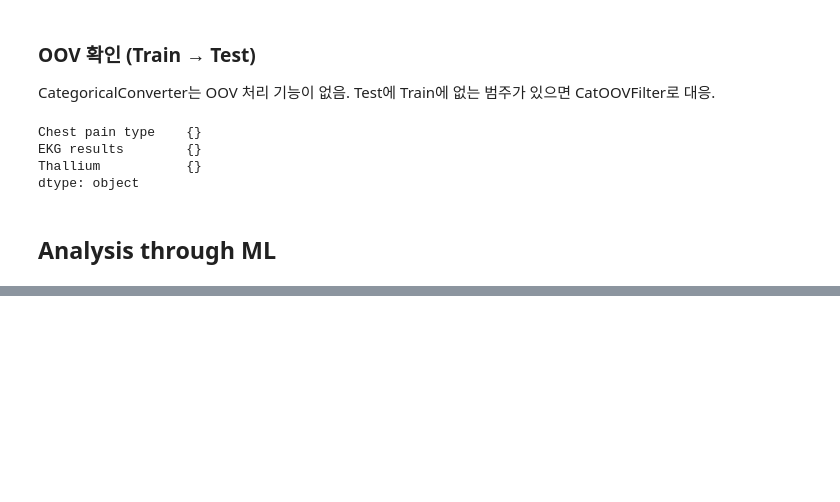
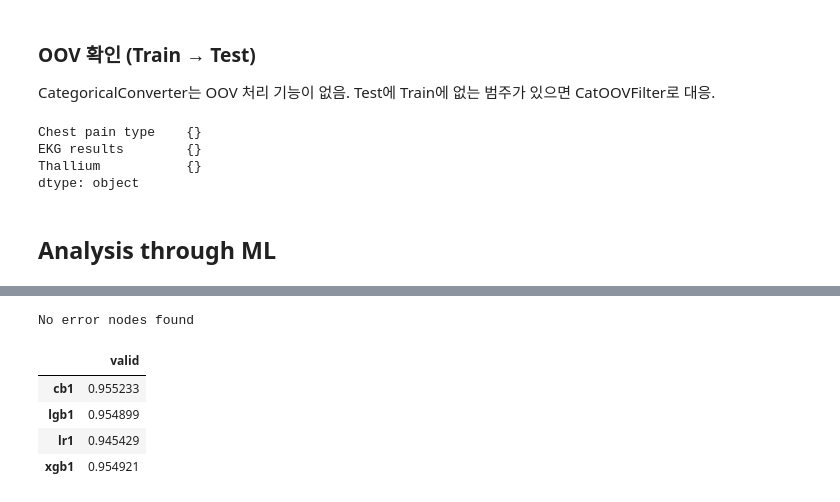
Before and after one commit to sunkusun9/ml-labs, a Jupyter notebook: examples/kaggle_s6e2/0.Prepare.ipynb, the cells around one changed output, grey strips where cells are left out. Saved outputs shown, nothing was run; the diff lists cells and outputs as text; code cells hidden in the pictures; blank space fills up the shorter version.

Commit message:
examples: update e_aml with LabelEncoder stage and run analysis

```diff
--- a/examples/kaggle_s6e2/0.Prepare.ipynb
+++ b/examples/kaggle_s6e2/0.Prepare.ipynb
@@ -802,9 +815,12 @@ e_aml.set_node(
     edges={'X': [(None, X_nom)]}
 )
 
-e_aml.set_grp(
-    'clf', role='head', method='predict_proba',
+e_aml.set_node(
+    'lbl', grp='pre', processor=LabelEncoder,
     edges={'y': [(None, target)]}
 )
 
-Markdown(e_aml.desc_pipeline())
+e_aml.set_grp(
+    'clf', role='head', method='predict_proba',
+    edges={'y': [('lbl', None)]}
+)
@@ -873,18 +895,35 @@ from mllabs.filter import RandomFilter
 e_aml.add_collector(
     MetricCollector(
         'AUC',
-        Connector(edges={'y': [(None, target)]}),
+        Connector(edges={'y': [('lbl', None)]}),
         slice(-1, None),
         roc_auc_score
     )
 )
 
-# Feature importance — XGB, LGB
+# Feature importance — LGB
 e_aml.add_collector(
     ModelAttrCollector(
-        'feature_importance',
-        Connector(node_query='xgb|lgb', edges={'y': [(None, target)]}),
+        'lgb_feature_importance',
+        Connector(processor=lgb.LGBMClassifier, edges={'y': [('lbl', None)]}),
         'feature_importances'
+    )
+)
+
+# Feature importance — XGB
+e_aml.add_collector(
+    ModelAttrCollector(
+        'xgb_feature_importance_gain',
+        Connector(processor=xgb.XGBClassifier, edges={'y': [('lbl', None)]}),
+        'feature_importances', params = {'importance_type': 'gain'}
+    )
+)
+
+e_aml.add_collector(
+    ModelAttrCollector(
+        'xgb_feature_importance_cover',
+        Connector(processor=xgb.XGBClassifier, edges={'y': [('lbl', None)]}),
+        'feature_importances', params = {'importance_type': 'cover'}
     )
 )
 
@@ -892,7 +931,7 @@ e_aml.add_collector(
 e_aml.add_collector(
     ModelAttrCollector(
         'cb_feature_importance',
-        Connector(processor=cb.CatBoostClassifier, edges={'y': [(None, target)]}),
+        Connector(processor=cb.CatBoostClassifier, edges={'y': [('lbl', None)]}),
         'feature_importances_pvc'
     )
 )
@@ -901,7 +940,7 @@ e_aml.add_collector(
 e_aml.add_collector(
     ModelAttrCollector(
         'cb_interaction',
-        Connector(processor=cb.CatBoostClassifier, edges={'y': [(None, target)]}),
+        Connector(processor=cb.CatBoostClassifier, edges={'y': [('lbl', None)]}),
         'feature_importances_interaction'
     )
 )
@@ -910,7 +949,7 @@ e_aml.add_collector(
 e_aml.add_collector(
     ModelAttrCollector(
         'lr_coef',
-        Connector(processor=LogisticRegression, edges={'y': [(None, target)]}),
+        Connector(processor=LogisticRegression, edges={'y': [('lbl', None)]}),
         'coef'
     )
 )
@@ -919,7 +958,7 @@ e_aml.add_collector(
 e_aml.add_collector(
     SHAPCollector(
         'shap',
-        Connector(processor=xgb.XGBClassifier, edges={'y': [(None, target)]}),
+        Connector(processor=xgb.XGBClassifier, edges={'y': [('lbl', None)]}),
         data_filter=RandomFilter(frac=0.1, random_state=1)
     )
 )
@@ -955,0 +1109,12 @@ Markdown(e_aml.desc_pipeline())
+# %%
+e_aml.show_error_nodes()
+# %% [output]
+No error nodes found
+# %%
+e_aml.collectors['AUC'].get_metrics_agg()[0]
+# %% [output]
+|  | valid |
+| cb1 | 0.955233 |
+| lgb1 | 0.954899 |
+| lr1 | 0.945429 |
+| xgb1 | 0.954921 |
```
Also changed, not shown: parts of 16 cells of this notebook.
